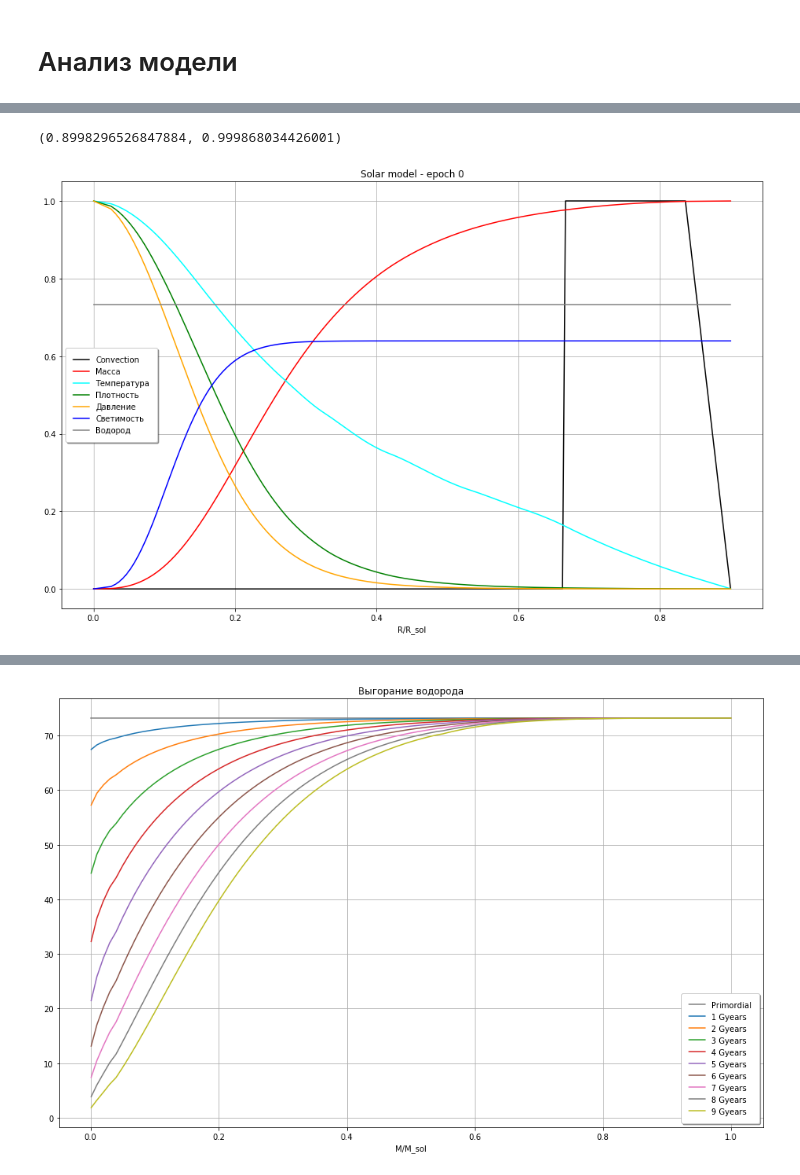
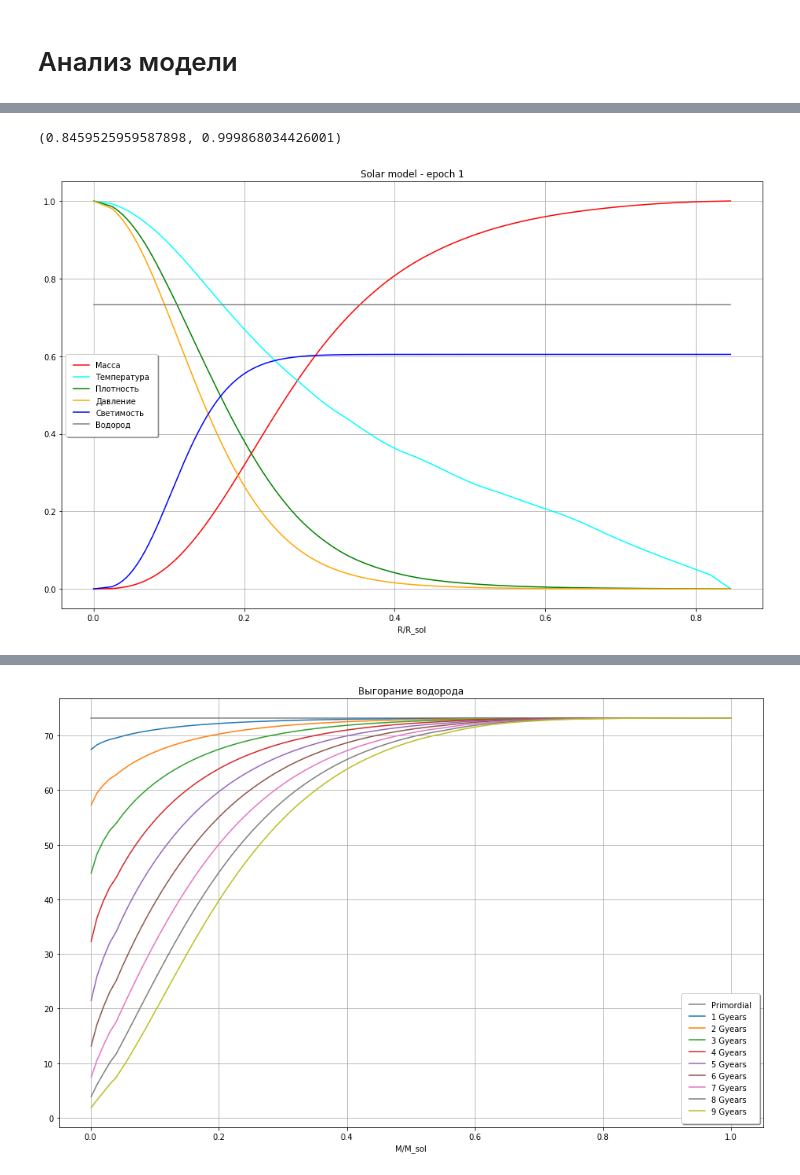
Before and after one commit to boangri/StarModels, a Jupyter notebook: AnalyzeModel.ipynb, the cells around one changed output, grey strips where cells are left out. Cells and saved outputs as stored; diff of their text form; code cells hidden in the pictures.

```diff
--- a/AnalyzeModel.ipynb
+++ b/AnalyzeModel.ipynb
@@ -18,7 +18,7 @@ def load_model(epoch):
     filename = 'Mass/1epoch%.02d.csv' % epoch
     return pd.read_csv(filename)
 # %%
-epoch = 0
+epoch = 1
 df = load_model(epoch)
 # %%
 df
@@ -52,28 +52,28 @@ m1 = m/s.M
 # %%
 r1[-1], m1[-1]
 # %% [output]
-(0.8998296526847884, 0.999868034426001)
+(0.8459525959587898, 0.999868034426001)
 # %%
 plt.figure(figsize=(16, 10))
 ax = plt.axes()
-plt.plot(r1, c, color='black', label='Convection')
+# plt.plot(r1, c, color='black', label='Convection')
 plt.plot(r1, m/s.M, color='red', label='Масса')
 plt.plot(r1, t/t[0], color='cyan', label='Температура')
 # plt.plot(r1[1:], d1[1:]/d[0], color='green', label='Плотность')
 plt.plot(r1, d/d[0], color='green', label='Плотность')
 plt.plot(r1, p/p[0], color='orange', label='Давление')
 plt.plot(r1, l/s.L, color='blue', label='Светимость')
 plt.plot(r1, x, color='gray', label='Водород')
 # plt.plot(r1, p1/p1[0], color='black', marker='.', label='Давление')
 # plt.xlim(-0.1,0.1)
 # plt.ylim(-0.1, 0.1)
 plt.xlabel('R/R_sol')
 plt.ylabel('')
 plt.title('Solar model - epoch %d' % epoch)
 ax.grid(b=True, which='both')
 ax.legend(fancybox=True, framealpha=1, shadow=True, borderpad=1);
 # %% [output]
-[figure, old version]
+[figure, new version]
 # %%
 plt.figure(figsize=(16, 10))
 ax = plt.axes()
```
Also changed, not shown: parts of 5 cells of this notebook, 3 other files.
